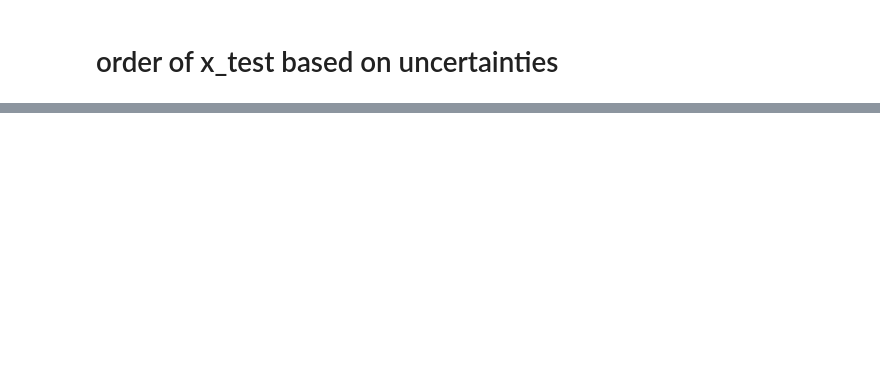
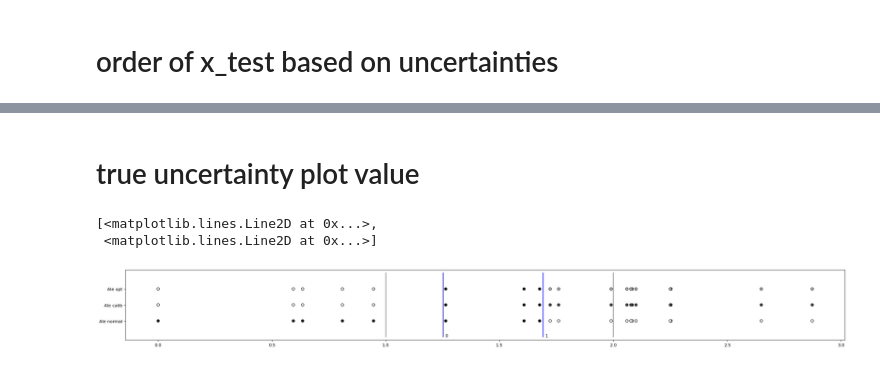
Before and after one commit to mhshaker/Calibration, a Jupyter notebook: Data_simulation_test.ipynb, the cells around one changed output, grey strips where cells are left out. Drawn from its saved outputs; the diff is of its cells as text; code cells hidden in the pictures; blank space fills up the shorter version.

Commit message:
ens true prob calculation

```diff
--- a/Data_simulation_test.ipynb
+++ b/Data_simulation_test.ipynb
@@ -275,0 +337,21 @@ optimal      AU  0.7755681818181819
+# %% [markdown]
+# true uncertainty plot value
+# %%
+figure(figsize=(30, 3), dpi=80)
+
+colors = ['red','black']
+plt.scatter(x_test, np.full(len(x_test), "Ale normal"), c=au, cmap="gist_yarg", edgecolors='black')
+plt.scatter(x_test, np.full(len(x_test), "Ale calib"), c=aumc, cmap="gist_yarg", edgecolors='black')
+plt.scatter(x_test, np.full(len(x_test), "Ale opt"), c=auo, cmap="gist_yarg", edgecolors='black')
+
+for est_index, threshold in enumerate(thresholds):
+    plt.plot([threshold,threshold], [3,-1], c="blue")
+    plt.annotate(est_index, (threshold+0.01, -1))
+
+x1, y1 = [1, 1], [3, -1]
+x2, y2 = [2, 2], [3, -1]
+plt.plot(x1, y1, x2, y2, c="gray")
+# %% [output]
+[<matplotlib.lines.Line2D at 0x...>,
+ <matplotlib.lines.Line2D at 0x...>]
+[figure, added]
```
Also changed, not shown: parts of 12 cells of this notebook.
